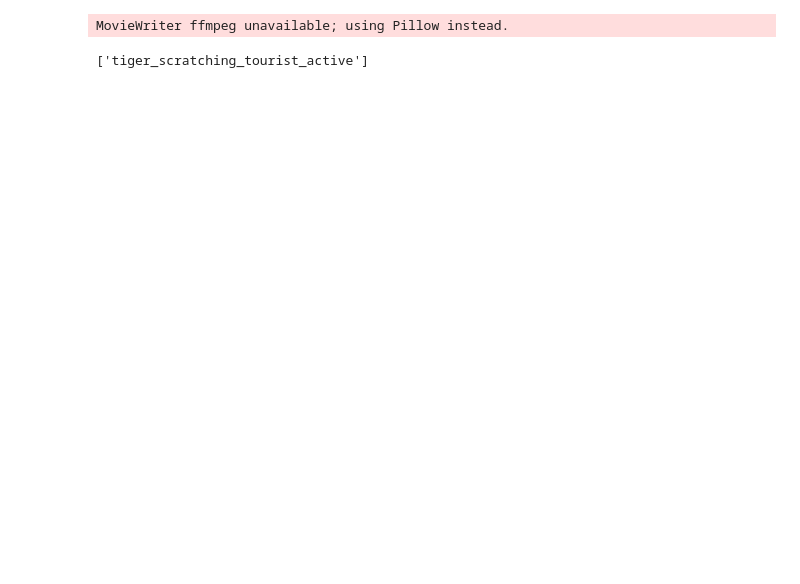
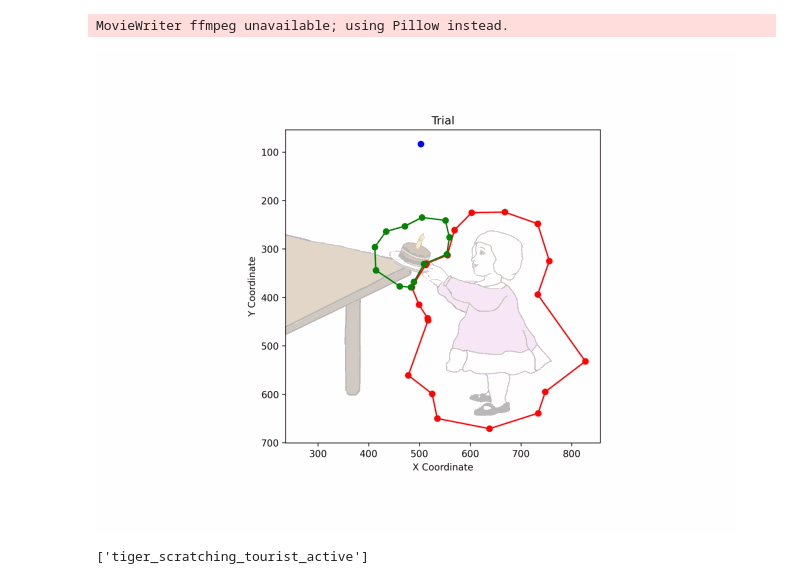
Before and after one commit to Yellowtintin/Clementine-Eye-tracking-thesis, a Jupyter notebook: Data_Exploration.ipynb, the cells around one changed output. Saved outputs shown, nothing was run; the diff lists cells and outputs as text; code cells hidden in the pictures; blank space fills up the shorter version.

```diff
--- a/Data_Exploration.ipynb
+++ b/Data_Exploration.ipynb
@@ -55,7 +61,6 @@ def is_point_in_shape(x1, y1, x2, y2, coord):
     bound1 = list(zip(x1, y1))
     bound2 = list(zip(x2, y2))
 
-    alpha = 2.0
     alpha_shape1 = Polygon(bound1)
     alpha_shape2 = Polygon(bound2)
 
@@ -113,17 +118,19 @@ def plot_trial(x_plots, y_plots, trial_name, num_frames=20, save_folder="plot_im
 
     for i in indices:
         plt.figure(figsize=(6, 6))
+        #plt.xlim(0, 1000)
+        #plt.ylim(0, 1000)
 
         plt.imshow(img, extent=[xmin, xmax, ymax, ymin], aspect='auto', alpha = 0.3)
 
-        plt.plot(x_plots[:i+1], y_plots[:i+1], marker='o', linestyle='-', color='blue')
+        plt.plot(x_plots[:i+1], y_plots[:i+1], marker='o', linestyle='-', color='blue', zorder = 3)
         plt.plot(x_bound1, y_bound1, marker='o', linestyle='-', color='red')
         plt.plot(x_bound2, y_bound2, marker='o', linestyle='-', color='green')
         section = is_point_in_shape(x_bound1, y_bound1, x_bound2, y_bound2, [x_plots[i], y_plots[i]])
         if section == "bound1":
-            plt.scatter(x_plots[i], y_plots[i], c='red', zorder=3)
+            plt.scatter(x_plots[i], y_plots[i], c='red', zorder=4)
         elif section == "bound2":
-            plt.scatter(x_plots[i], y_plots[i], c='green', zorder=3)
+            plt.scatter(x_plots[i], y_plots[i], c='green', zorder=4)
         plt.xlabel('X Coordinate')
         plt.ylabel('Y Coordinate')
         plt.title('Trial')
@@ -203,10 +211,11 @@ def display_plot_gif():
     animation_fig.save("./saved_gifs/animated_GMM.gif")
     plt.close()
 # %%
-show_trial_plot('sub111_6', 50)
+show_trial_plot('sub119_6', 50)
 #get_trial_name('25')
 # %% [output]
 MovieWriter ffmpeg unavailable; using Pillow instead.
+[figure, added]
 # %%
 #print(results_df['picture_name'].unique())
 print(results_df.loc[results_df['item'] == 44, 'picture_name'].unique())
```
Also changed, not shown: parts of 15 cells of this notebook.
